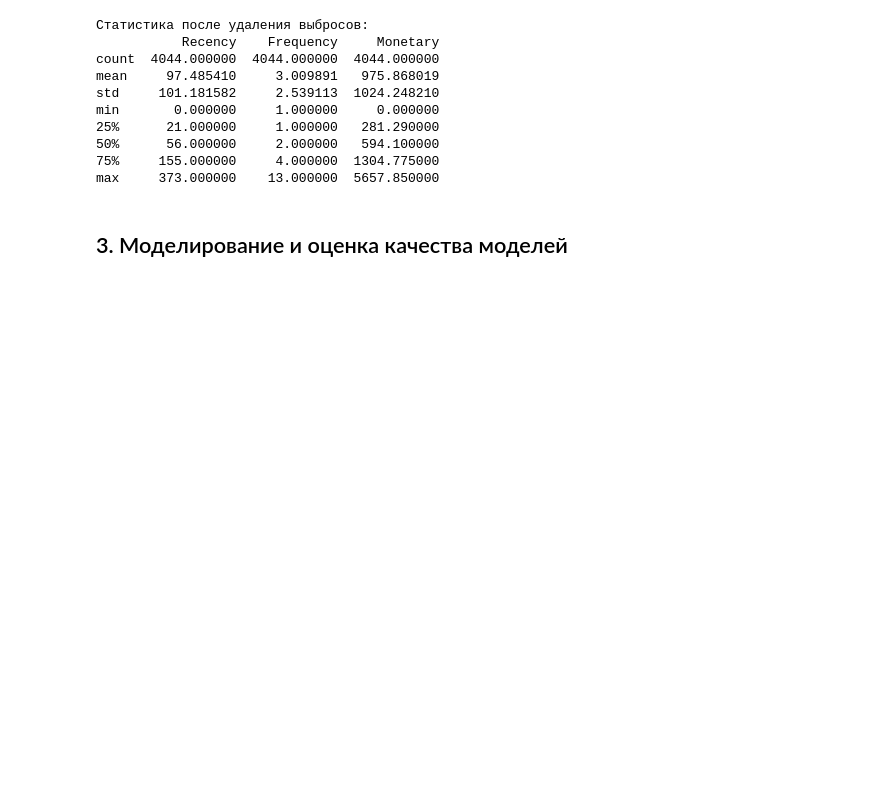
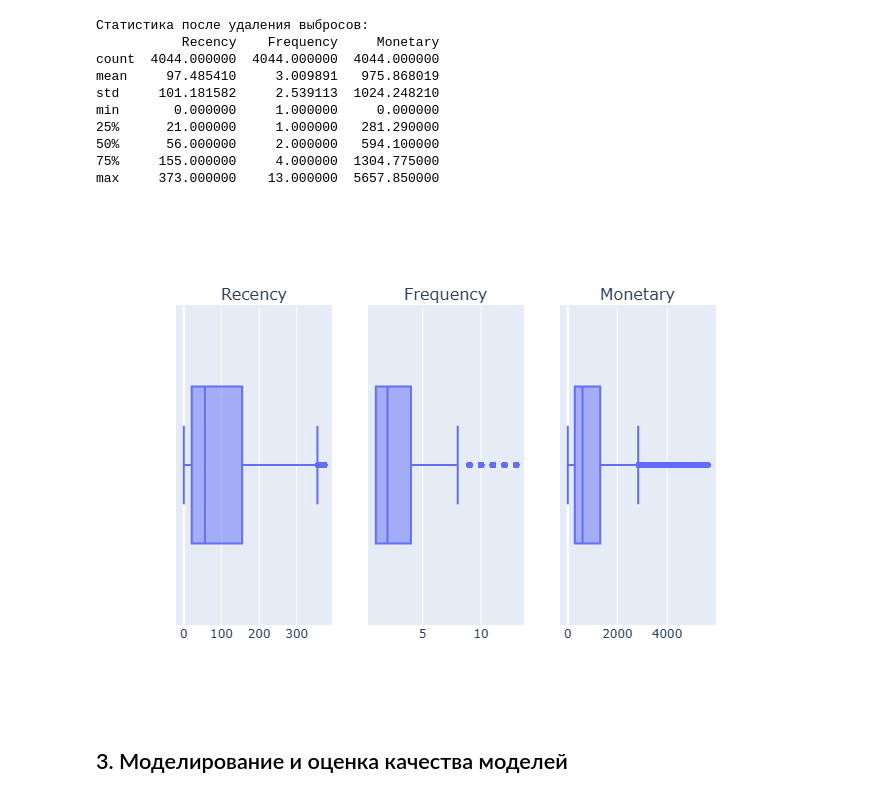
Before and after one commit to lizakoreko/SF_GIT_PJ_6, a Jupyter notebook: project_6/Project_6.ipynb, the cells around one changed output. Drawn from its saved outputs; the diff is of its cells as text; code cells hidden in the pictures; blank space fills up the shorter version.

```diff
--- a/project_6/Project_6.ipynb
+++ b/project_6/Project_6.ipynb
@@ -1674,6 +1678,11 @@ fig.update_layout(showlegend=True)
 # fig.write_html('visualizations/boxplot_2.html')
 fig.write_image('visualizations/boxplot_2.png', engine="kaleido")
 fig.show()
+# %%
+#  Визуализация
+display(Image(filename='visualizations/boxplot_2.png'))
+# %% [output]
+[figure, added]
 # %% [markdown]
 ## 3. Моделирование и оценка качества моделей
 # %% [markdown]
```
Also changed, not shown: parts of 6 cells of this notebook, 2 other files.
